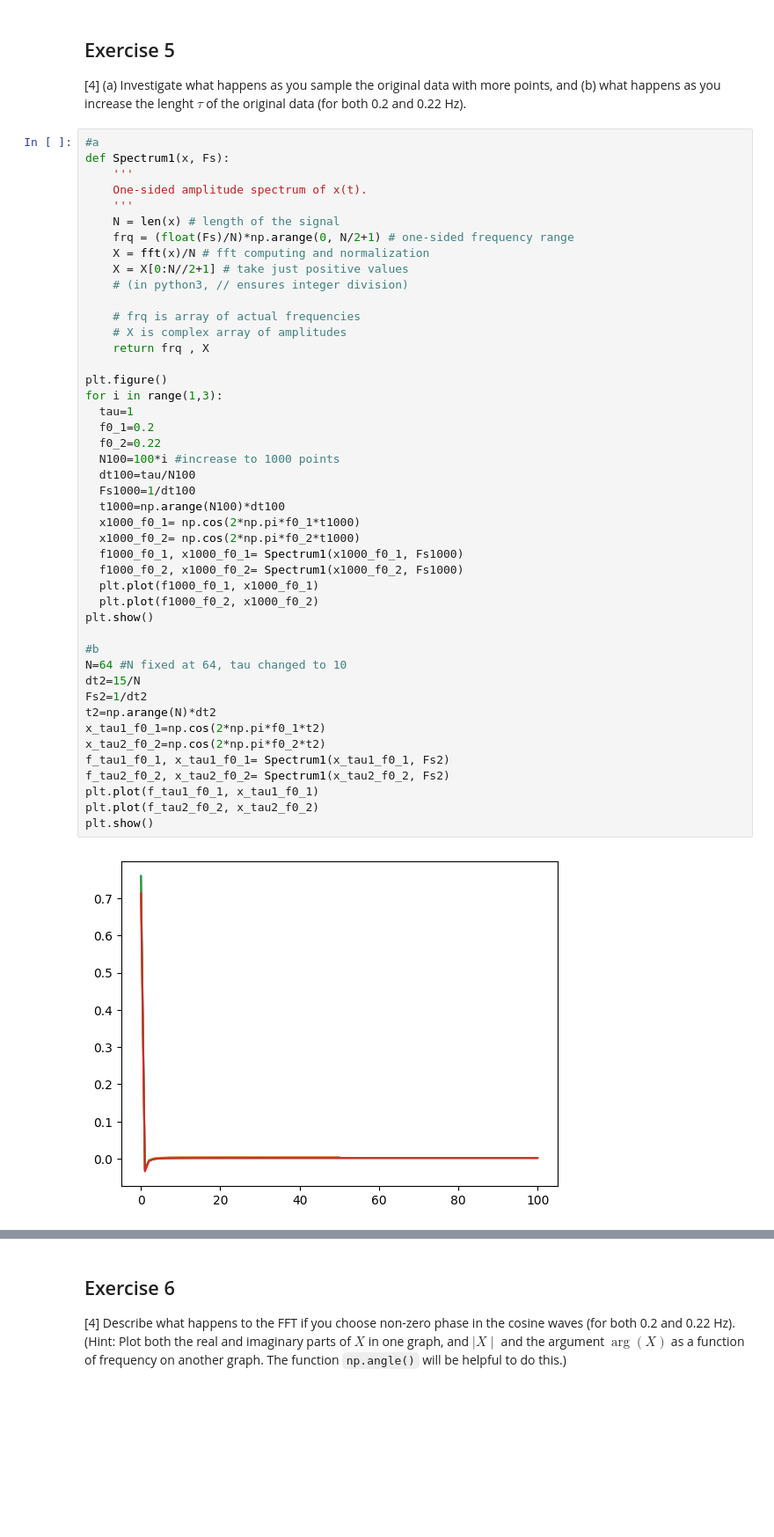
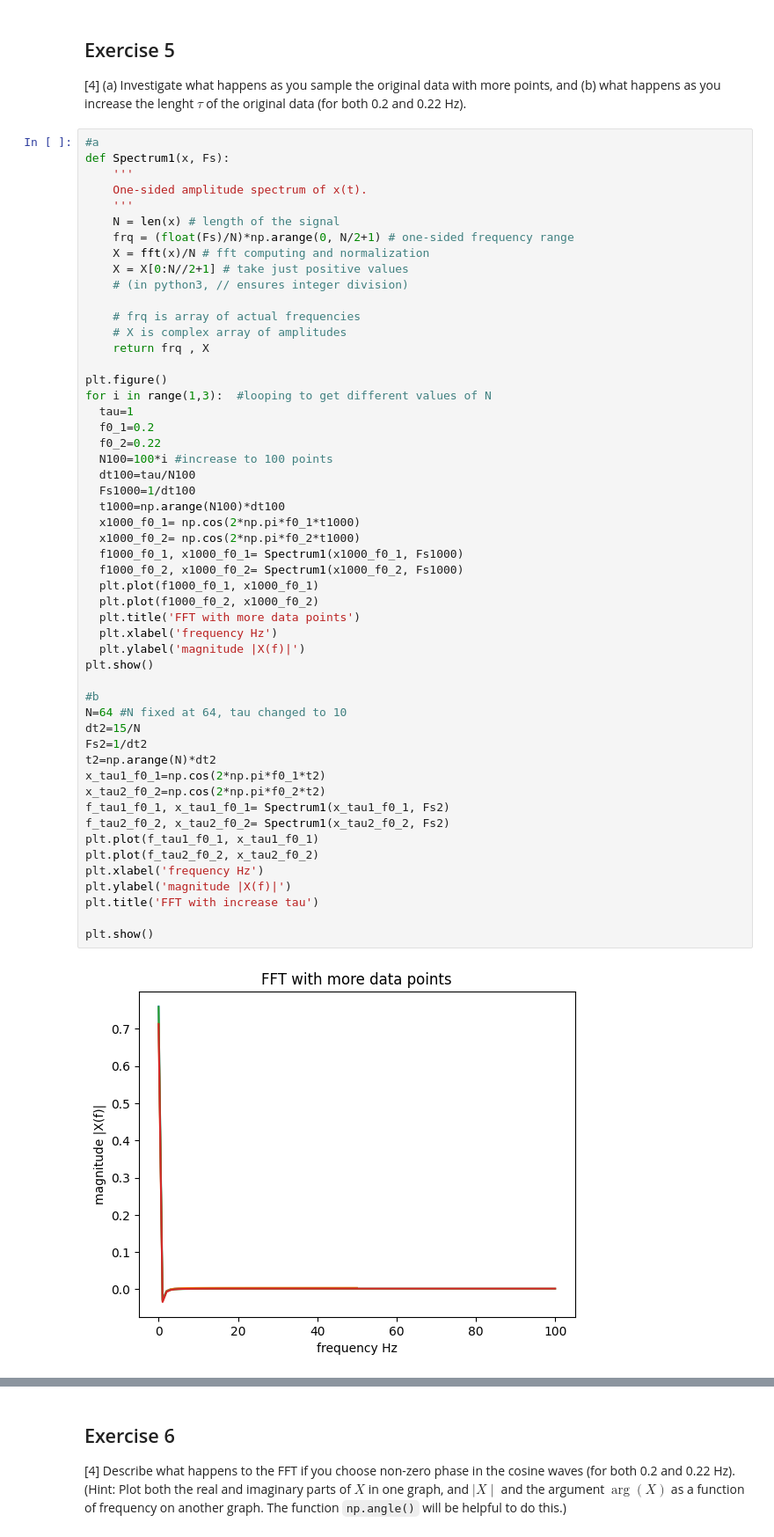
Before and after one commit to PX2145-2025/week-10-b-Anest-Cunliffe, a Jupyter notebook: FFT.ipynb, the cells around one changed output, grey strips where cells are left out. Shown at 88% size. Drawn from its saved outputs; the diff is of its cells as text; blank space fills up the shorter version.

```diff
--- a/FFT.ipynb
+++ b/FFT.ipynb
@@ -413,33 +426,40 @@ def Spectrum1(x, Fs):
     return frq , X
 
 plt.figure()
-for i in range(1,3):
+for i in range(1,3):  #looping to get different values of N
   tau=1
   f0_1=0.2
   f0_2=0.22
-  N100=100*i #increase to 1000 points
+  N100=100*i #increase to 100 points
   dt100=tau/N100
   Fs1000=1/dt100
   t1000=np.arange(N100)*dt100
   x1000_f0_1= np.cos(2*np.pi*f0_1*t1000)
   x1000_f0_2= np.cos(2*np.pi*f0_2*t1000)
   f1000_f0_1, x1000_f0_1= Spectrum1(x1000_f0_1, Fs1000)
   f1000_f0_2, x1000_f0_2= Spectrum1(x1000_f0_2, Fs1000)
   plt.plot(f1000_f0_1, x1000_f0_1)
   plt.plot(f1000_f0_2, x1000_f0_2)
+  plt.title('FFT with more data points')
+  plt.xlabel('frequency Hz')
+  plt.ylabel('magnitude |X(f)|')
 plt.show()
 
 #b
 N=64 #N fixed at 64, tau changed to 10
 dt2=15/N
 Fs2=1/dt2
 t2=np.arange(N)*dt2
 x_tau1_f0_1=np.cos(2*np.pi*f0_1*t2)
 x_tau2_f0_2=np.cos(2*np.pi*f0_2*t2)
 f_tau1_f0_1, x_tau1_f0_1= Spectrum1(x_tau1_f0_1, Fs2)
 f_tau2_f0_2, x_tau2_f0_2= Spectrum1(x_tau2_f0_2, Fs2)
 plt.plot(f_tau1_f0_1, x_tau1_f0_1)
 plt.plot(f_tau2_f0_2, x_tau2_f0_2)
+plt.xlabel('frequency Hz')
+plt.ylabel('magnitude |X(f)|')
+plt.title('FFT with increase tau')
+
 plt.show()
 # %% [output]
-[figure, old version]
+[figure, new version]
```
Also changed, not shown: parts of 9 cells of this notebook.
